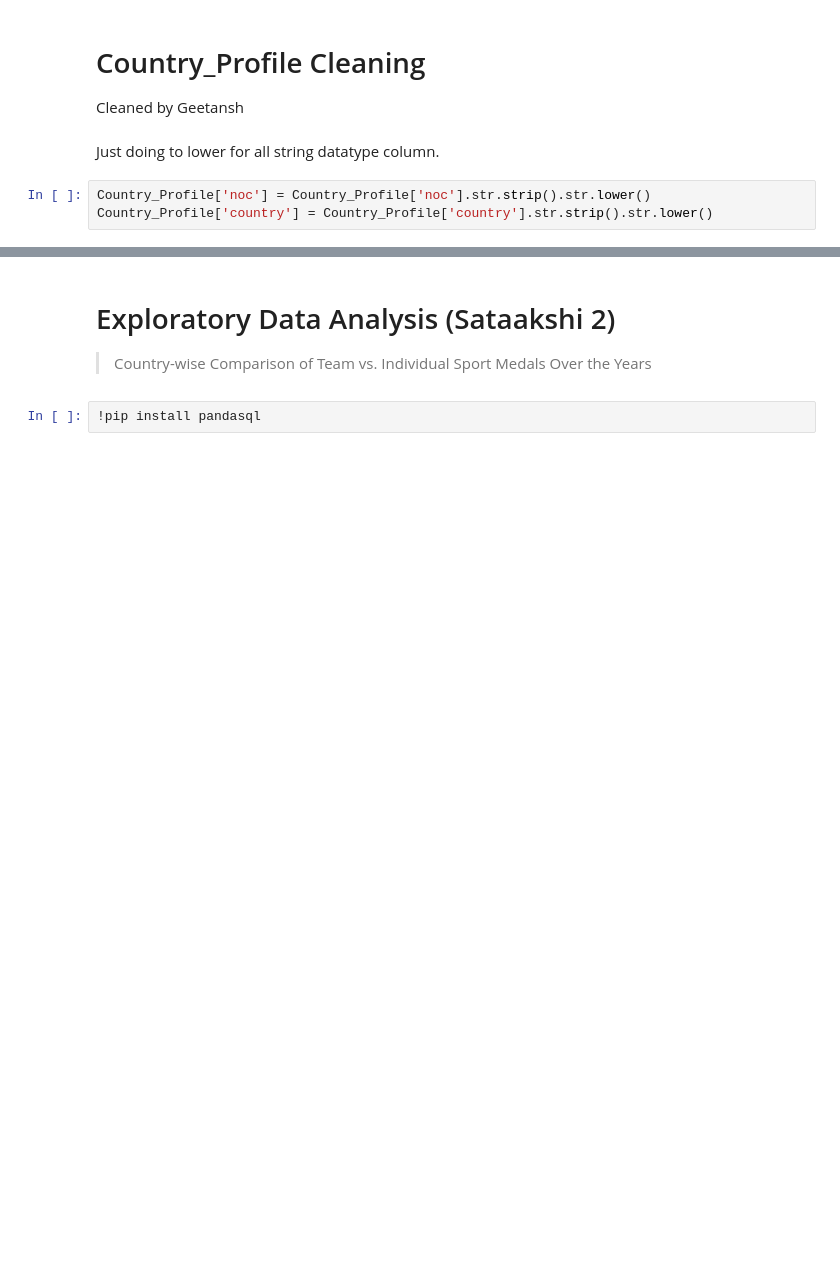
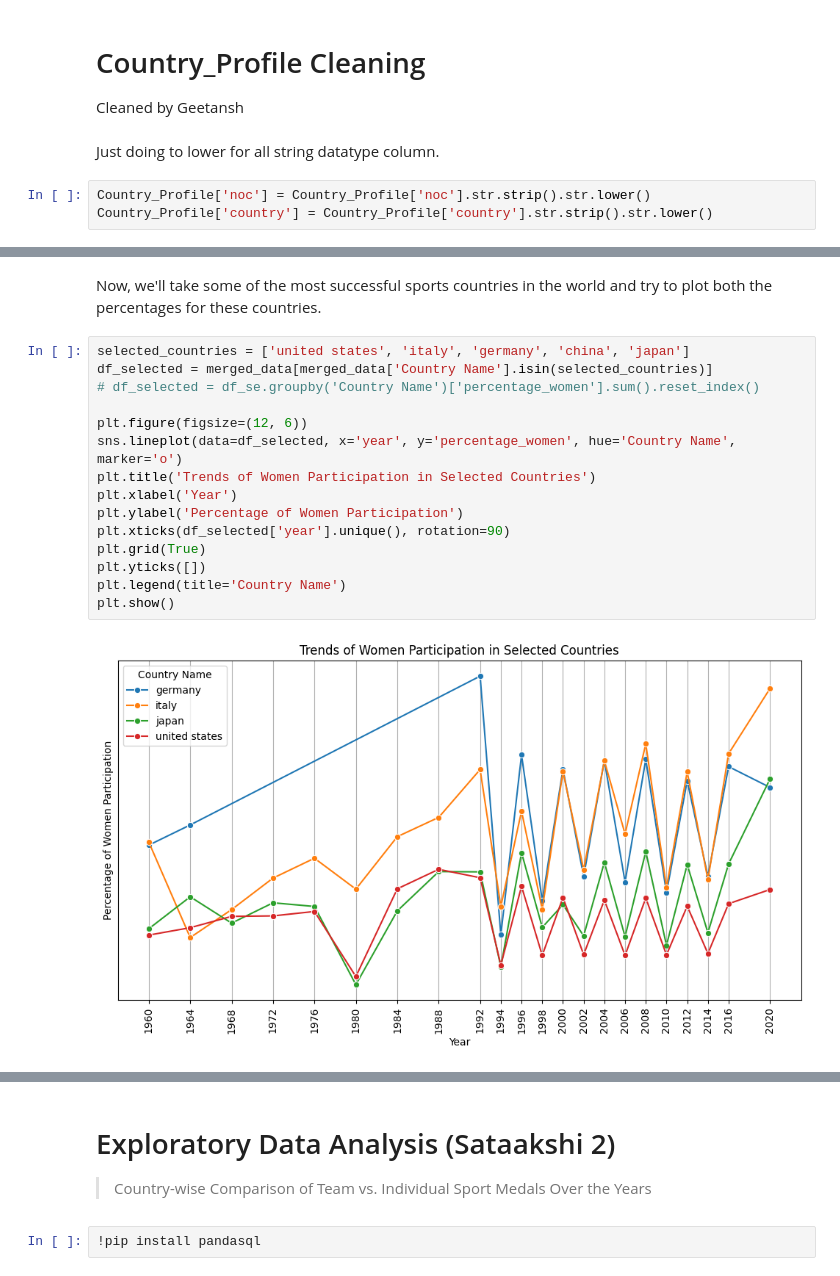
Before and after one commit to Geetansh170/OlympiTrack, a Jupyter notebook: exp/DIC_Project_phase1.ipynb, the cells around one changed output, grey strips where cells are left out. Cells and saved outputs as stored; diff of their text form; blank space fills up the shorter version.

```diff
--- a/exp/DIC_Project_phase1.ipynb
+++ b/exp/DIC_Project_phase1.ipynb
@@ -221,0 +765,19 @@ print(Country_Profile.head(10))
+# %% [markdown]
+Now, we'll take some of the most successful sports countries in the world and try to plot both the percentages for these countries.
+# %%
+selected_countries = ['united states', 'italy', 'germany', 'china', 'japan']
+df_selected = merged_data[merged_data['Country Name'].isin(selected_countries)]
+# df_selected = df_se.groupby('Country Name')['percentage_women'].sum().reset_index()
+
+plt.figure(figsize=(12, 6))
+sns.lineplot(data=df_selected, x='year', y='percentage_women', hue='Country Name', marker='o')
+plt.title('Trends of Women Participation in Selected Countries')
+plt.xlabel('Year')
+plt.ylabel('Percentage of Women Participation')
+plt.xticks(df_selected['year'].unique(), rotation=90)
+plt.grid(True)
+plt.yticks([])
+plt.legend(title='Country Name')
+plt.show()
+# %% [output]
+[figure, added]
```
Also changed, not shown: parts of 104 cells of this notebook.
